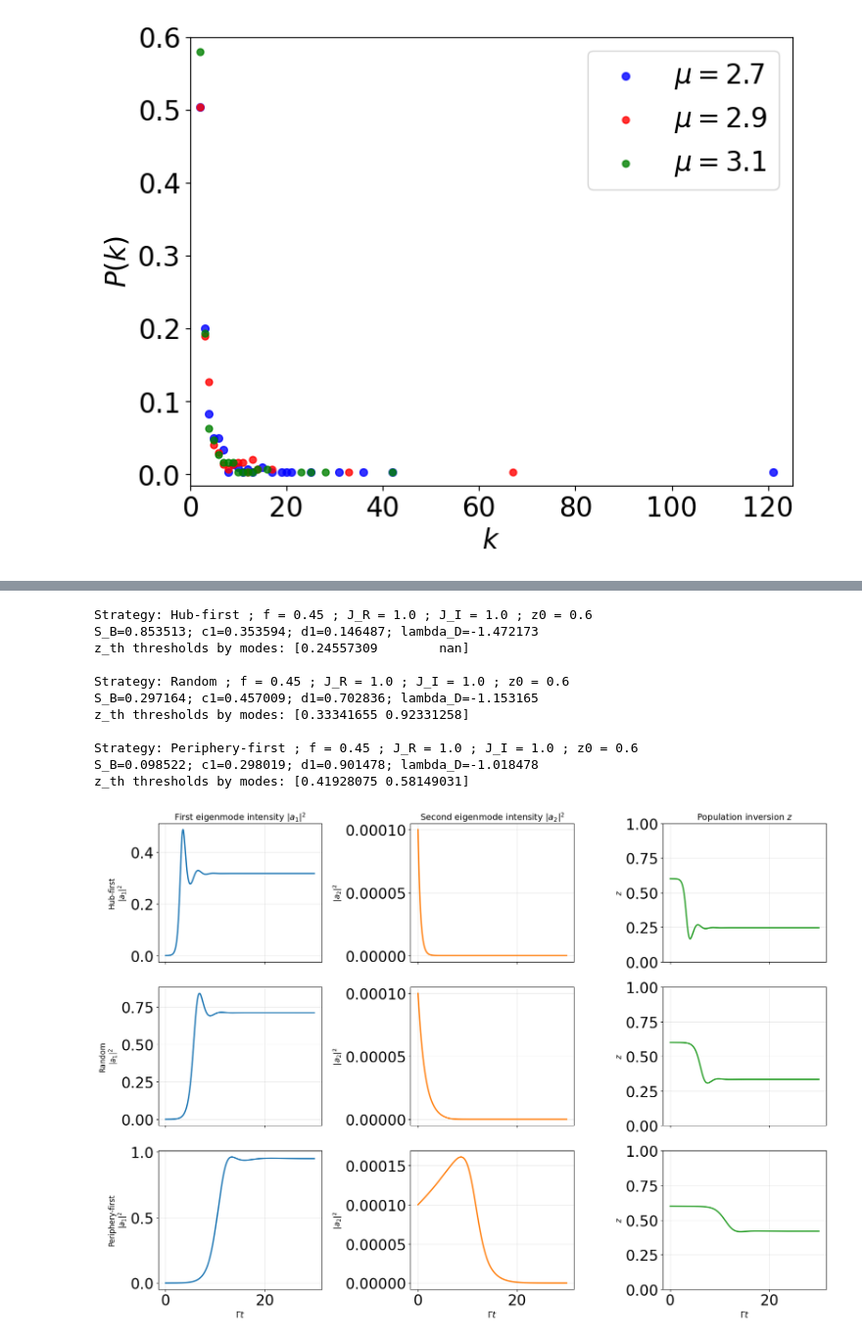
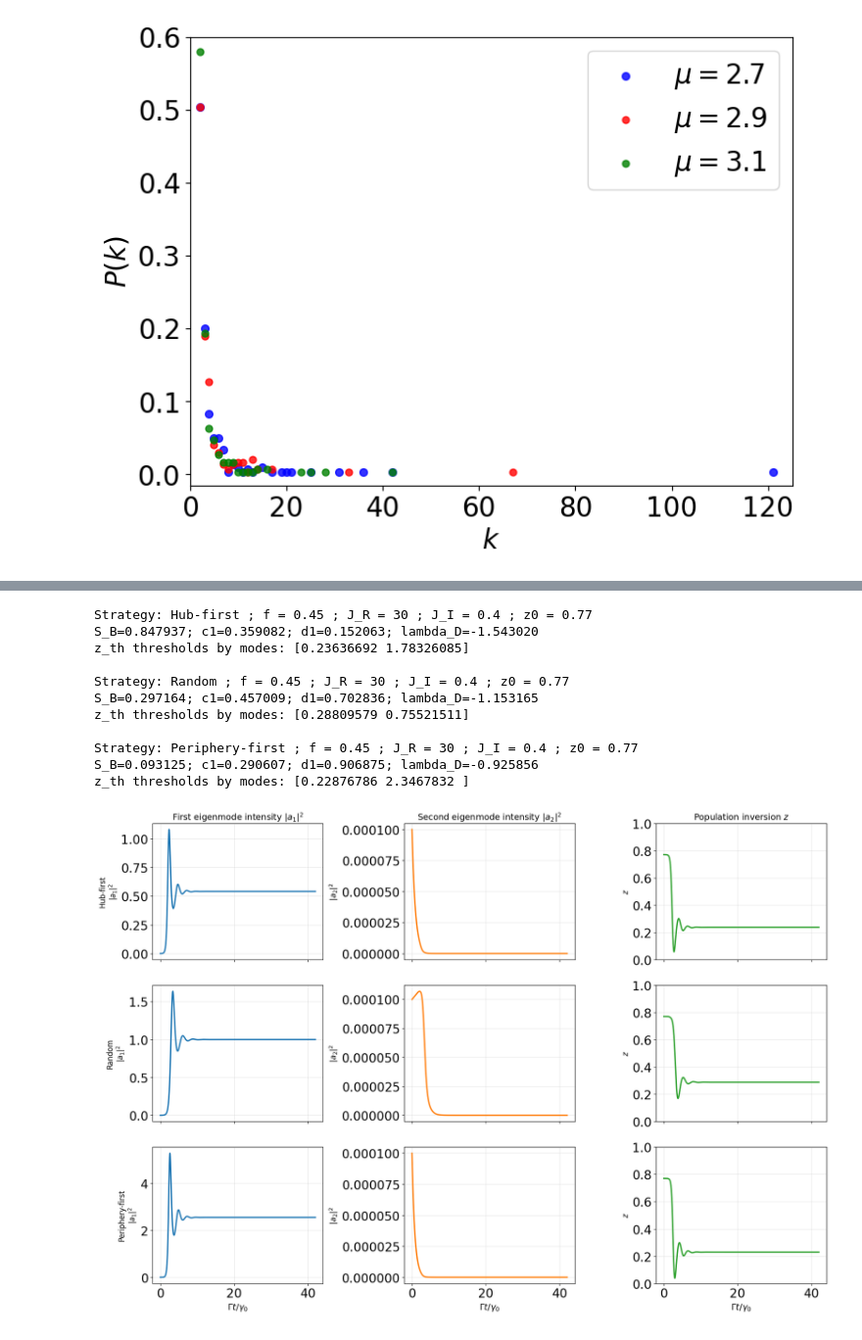
Before and after one commit to PVZ-creator/AI-strategies, a Jupyter notebook: Modeling_AI_strategies.ipynb, the cells around one changed output, grey strips where cells are left out. Shown at 98% size. Cells and saved outputs as stored; diff of their text form; code cells hidden in the pictures.

```diff
--- a/Modeling_AI_strategies.ipynb
+++ b/Modeling_AI_strategies.ipynb
@@ -67,11 +67,11 @@ def choose_ai_nodes(strategy, nodes, deg, N0, seed=42):
     rng = np.random.default_rng(seed)
     N_local = len(nodes)
     if strategy == "hub-first":
-        idx = np.argsort(-deg)[:N0]
+        idx = np.argsort(-deg, kind="stable")[:N0]
     elif strategy == "random":
         idx = rng.choice(np.arange(N_local), size=N0, replace=False)
     elif strategy == "periphery-first":
-        idx = np.argsort(deg)[:N0]
+        idx = np.argsort(deg, kind="stable")[:N0]
     else:
         raise ValueError("Condition: hub-first, random, periphery-first")
     ai_nodes = [nodes[i] for i in idx]
@@ -645,0 +1075,31 @@ plt.show()
+# %%
+# Threshold calculation for J_R/gamma_0 = 30
+# Run after the first block
+J_R_threshold = 30.0
+Rmax_threshold = max(C, Gamma, gamma_plus, abs(M), abs(J_R_threshold)*threshold_lam1, np.max(np.abs(threshold_JI_values))*threshold_lam1)
+assert kappa/Rmax_threshold >= 100.0, f"Adiabatic condition fails for J_R={J_R_threshold}"
+
+threshold_data_JR30 = {}
+
+for name, item in threshold_configurations.items():
+    pairs = np.array([extract_two_roots(get_roots(item["S_B"], item["c1"], item["d1"], J_R_threshold, J_I_threshold, C, M, Gamma, threshold_lam1, item["lambda_D"])) for J_I_threshold in threshold_JI_values], dtype=float)
+    z1, z2 = pairs[:, 0], pairs[:, 1]
+    valid = np.isfinite(z1) & np.isfinite(z2) & (z1 > 0.0) & (z2 > 0.0) & (z1 <= 1.0) & (z2 <= 1.0) & (z1 <= threshold_GKSL_limit+1.0e-12) & (z2 <= threshold_GKSL_limit+1.0e-12)
+    threshold_data_JR30[name] = {"z1": z1, "z2": z2, "valid": valid}
+
+plot, ax = plt.subplots(figsize=(8, 9))
+plot.subplots_adjust(left=0.13, right=0.98, bottom=0.35, top=0.90)
+
+for name in threshold_order:
+    data = threshold_data_JR30[name]
+    ax.plot(threshold_JI_values, data["z1"], color=threshold_configurations[name]["color"], linestyle="--", linewidth=2.0)
+    ax.plot(threshold_JI_values, data["z2"], color=threshold_configurations[name]["color"], linestyle="-", linewidth=2.0)
+
+ax.set_xlim(0.0, 1.4)
+ax.set_ylim(0.18, 0.7)
+ax.set_xlabel(r"$J_I/\gamma_0$", fontsize=20)
+ax.set_ylabel(r"$z_0^{(1,2)}$", fontsize=20)
+ax.set_title(r"$J_R/\gamma_0=30$", fontsize=20)
+ax.tick_params(direction="in", top=False, right=True, labelsize=20)
+#plot.legend(handles=strategy_handles+threshold_handles, loc="lower center", bbox_to_anchor=(0.5, -0.05), ncol=2, frameon=True, columnspacing=1.5, handlelength=2.8, fontsize=15)
+plt.show()
@@ -646,10 +1108,10 @@ plt.show()
 # %%
 # Dynamic calculation parameters
-J_I_value = 1.0
-z0_value = 0.6
+J_I_value = 0.4
+z0_value = 0.77
 a1_0_value = 0.01 + 0.0j
 a2_0_value = 0.01 + 0.0j
-t_max_value = 5
+t_max_value = 1
 n_out_value = 40001
 a12_strategy_names = ["Hub-first", "Random", "Periphery-first"]
 # %%
@@ -743,43 +1205,43 @@ for strategy_name in a12_strategy_names:
     assert np.isclose(result["n2"][0], abs(a2_0_value)**2, atol=1.0e-15)
     a12_results[strategy_name] = result
 
 fig, axes = plt.subplots(3, 3, figsize=(17, 12), sharex=True)
 for row, strategy_name in enumerate(a12_strategy_names):
     result = a12_results[strategy_name]
     axes[row, 0].plot(result["tau"], result["n1"], color="tab:blue", linewidth=2.2)
     axes[row, 0].set_ylabel(strategy_name + "\n" + r"$|a_1|^2$", fontsize=12)
     axes[row, 0].ticklabel_format(axis="y", style="plain", useOffset=False)
     axes[row, 0].grid(alpha=0.3)
     axes[row, 1].plot(result["tau"], result["n2"], color="tab:orange", linewidth=2.2)
     axes[row, 1].set_ylabel(r"$|a_2|^2$", fontsize=13)
     axes[row, 1].ticklabel_format(axis="y", style="plain", useOffset=False)
     axes[row, 1].grid(alpha=0.3)
     axes[row, 2].plot(result["tau"], result["z"], color="tab:green", linewidth=2.2)
     axes[row, 2].set_ylabel(r"$z$", fontsize=13)
     axes[row, 2].set_ylim(0.0, 1.0)
     axes[row, 2].ticklabel_format(axis="y", style="plain", useOffset=False)
     axes[row, 2].grid(alpha=0.3)
 
 axes[0, 0].set_title(r"First eigenmode intensity $|a_1|^2$", fontsize=14)
 axes[0, 1].set_title(r"Second eigenmode intensity $|a_2|^2$", fontsize=14)
 axes[0, 2].set_title(r"Population inversion $z$", fontsize=14)
 for column in range(3):
-    axes[2, column].set_xlabel(r"$\Gamma t$", fontsize=14)
+    axes[2, column].set_xlabel(r"$\Gamma t/\gamma_0$", fontsize=14)
 fig.tight_layout()
 plt.show()
 # %% [output]
-Strategy: Hub-first ; f = 0.45 ; J_R = 1.0 ; J_I = 1.0 ; z0 = 0.6
-S_B=0.853513; c1=0.353594; d1=0.146487; lambda_D=-1.472173
-z_th thresholds by modes: [0.24557309        nan]
+Strategy: Hub-first ; f = 0.45 ; J_R = 30 ; J_I = 0.4 ; z0 = 0.77
+S_B=0.847937; c1=0.359082; d1=0.152063; lambda_D=-1.543020
+z_th thresholds by modes: [0.23636692 1.78326085]
 
-Strategy: Random ; f = 0.45 ; J_R = 1.0 ; J_I = 1.0 ; z0 = 0.6
+Strategy: Random ; f = 0.45 ; J_R = 30 ; J_I = 0.4 ; z0 = 0.77
 S_B=0.297164; c1=0.457009; d1=0.702836; lambda_D=-1.153165
-z_th thresholds by modes: [0.33341655 0.92331258]
+z_th thresholds by modes: [0.28809579 0.75521511]
 
-Strategy: Periphery-first ; f = 0.45 ; J_R = 1.0 ; J_I = 1.0 ; z0 = 0.6
-S_B=0.098522; c1=0.298019; d1=0.901478; lambda_D=-1.018478
-z_th thresholds by modes: [0.41928075 0.58149031]
+Strategy: Periphery-first ; f = 0.45 ; J_R = 30 ; J_I = 0.4 ; z0 = 0.77
+S_B=0.093125; c1=0.290607; d1=0.906875; lambda_D=-0.925856
+z_th thresholds by modes: [0.22876786 2.3467832 ]
-[figure, old version]
+[figure, new version]
 # %%
 strategy_colors = {"Hub-first": "tab:blue", "Random": "tab:orange", "Periphery-first": "tab:green"}
 
```
Also changed, not shown: parts of 21 cells of this notebook.
